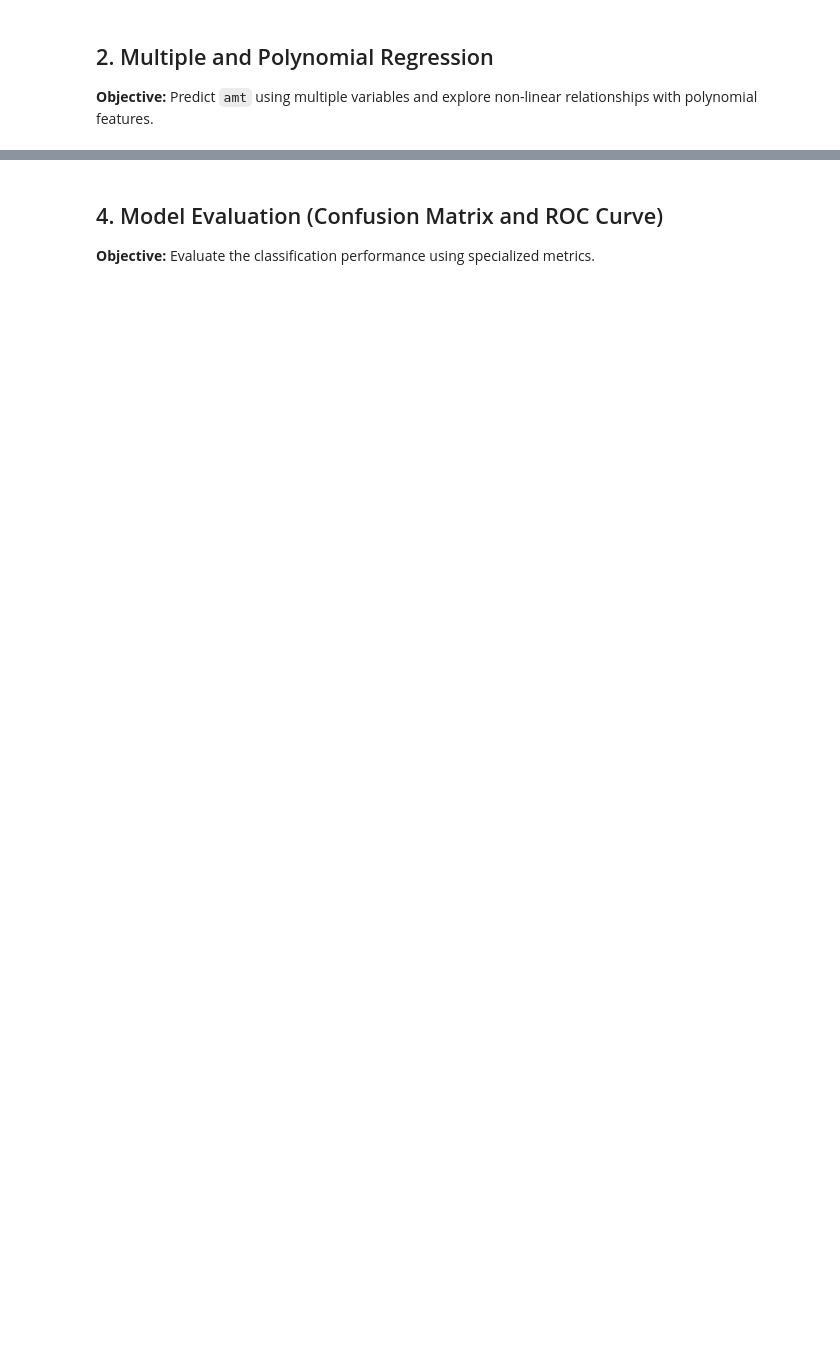
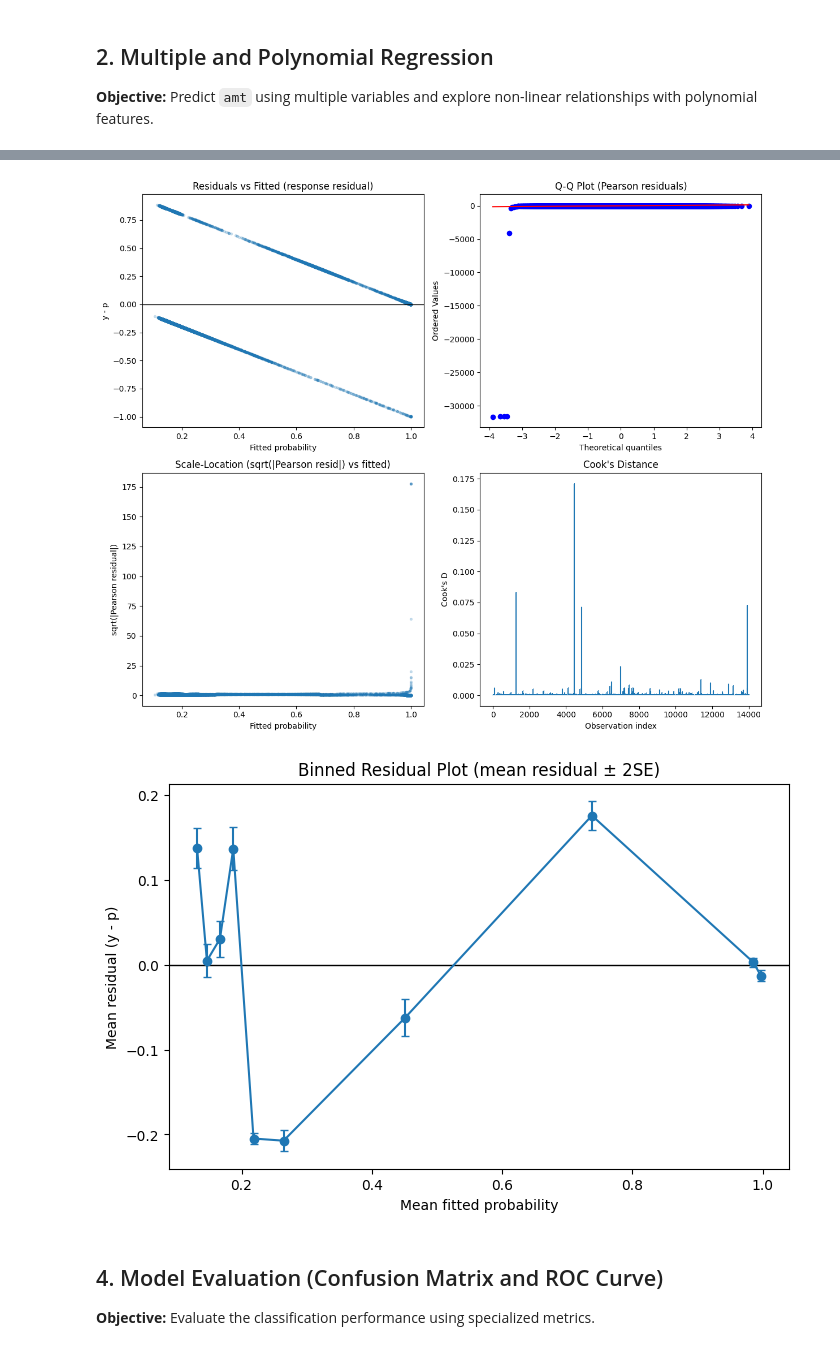
Before and after one commit to ShubhangiDimri/Digital-Transaction-Risk-Analysis, a Jupyter notebook: Unit4_Predictive_Modeling.ipynb, the cells around one changed output, grey strips where cells are left out. Saved outputs shown, nothing was run; the diff lists cells and outputs as text; code cells hidden in the pictures; blank space fills up the shorter version.

```diff
--- a/Unit4_Predictive_Modeling.ipynb
+++ b/Unit4_Predictive_Modeling.ipynb
@@ -116,3 +508,73 @@ Logistic Regression Training Complete.
+# %%
+# ---------------------------------------------------------------
+# Diagnostics plots (using statsmodels results)
+# ---------------------------------------------------------------
+
+fitted = sm_res.predict(X_train_sm)
+resid_response = y_train.values - fitted
+
+# Pearson residuals for QQ + scale-location style checks
+pearson_resid = resid_response / np.sqrt(np.clip(fitted * (1 - fitted), 1e-9, None))
+
+fig, axes = plt.subplots(2, 2, figsize=(12, 10))
+
+# (1) Residual vs fitted
+axes[0, 0].scatter(fitted, resid_response, alpha=0.2, s=8)
+axes[0, 0].axhline(0, color="black", lw=1)
+axes[0, 0].set_title("Residuals vs Fitted (response residual)")
+axes[0, 0].set_xlabel("Fitted probability")
+axes[0, 0].set_ylabel("y - p")
+
+# (2) Q-Q plot (Pearson residuals)
+stats.probplot(pearson_resid, dist="norm", plot=axes[0, 1])
+axes[0, 1].set_title("Q-Q Plot (Pearson residuals)")
+
+# (3) Scale-location style plot
+axes[1, 0].scatter(fitted, np.sqrt(np.abs(pearson_resid)), alpha=0.2, s=8)
+axes[1, 0].set_title("Scale-Location (sqrt(|Pearson resid|) vs fitted)")
+axes[1, 0].set_xlabel("Fitted probability")
+axes[1, 0].set_ylabel("sqrt(|Pearson residual|)")
+
+# (4) Cook's distance (if available)
+axes[1, 1].set_title("Cook's Distance")
+try:
+    infl = sm_res.get_influence()
+    cooks_d = infl.cooks_distance[0]
+    axes[1, 1].stem(np.arange(len(cooks_d)), cooks_d, markerfmt=",", basefmt=" ")
+    axes[1, 1].set_xlabel("Observation index")
+    axes[1, 1].set_ylabel("Cook's D")
+except Exception as e:
+    axes[1, 1].text(0.05, 0.5, f"Cook's D not available\n({type(e).__name__}: {e})")
+    axes[1, 1].axis("off")
+
+plt.tight_layout()
+plt.show()
+
+# Binned residual plot (useful for logistic calibration-style residual checking)
+bins = pd.qcut(fitted, q=10, duplicates="drop")
+resid_df = pd.DataFrame({"fitted": fitted, "resid": resid_response, "bin": bins})
+binned = resid_df.groupby("bin").agg(
+    fitted_mean=("fitted", "mean"),
+    resid_mean=("resid", "mean"),
+    resid_se=("resid", lambda x: x.std(ddof=1) / np.sqrt(len(x))),
+)
+
+plt.figure(figsize=(8, 5))
+plt.errorbar(
+    binned["fitted_mean"],
+    binned["resid_mean"],
+    yerr=2 * binned["resid_se"],
+    fmt="o-",
+    capsize=3,
+)
+plt.axhline(0, color="black", lw=1)
+plt.title("Binned Residual Plot (mean residual ± 2SE)")
+plt.xlabel("Mean fitted probability")
+plt.ylabel("Mean residual (y - p)")
+plt.show()
+# %% [output]
+[figure, added]
+[figure, added]
 # %% [markdown]
 ## 4. Model Evaluation (Confusion Matrix and ROC Curve)
 **Objective:** Evaluate the classification performance using specialized metrics.
```
Also changed, not shown: parts of 22 cells of this notebook, 10 other files.
